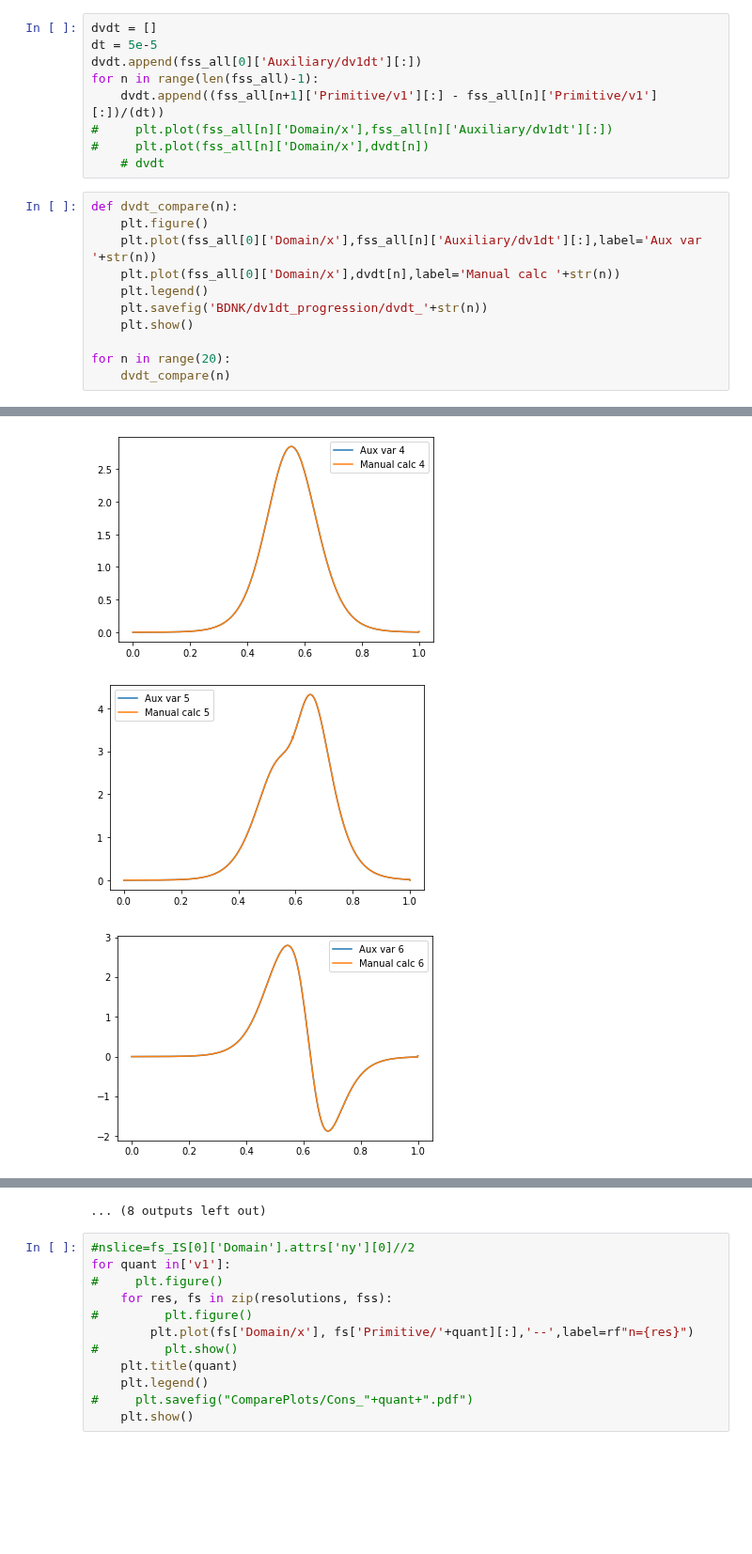
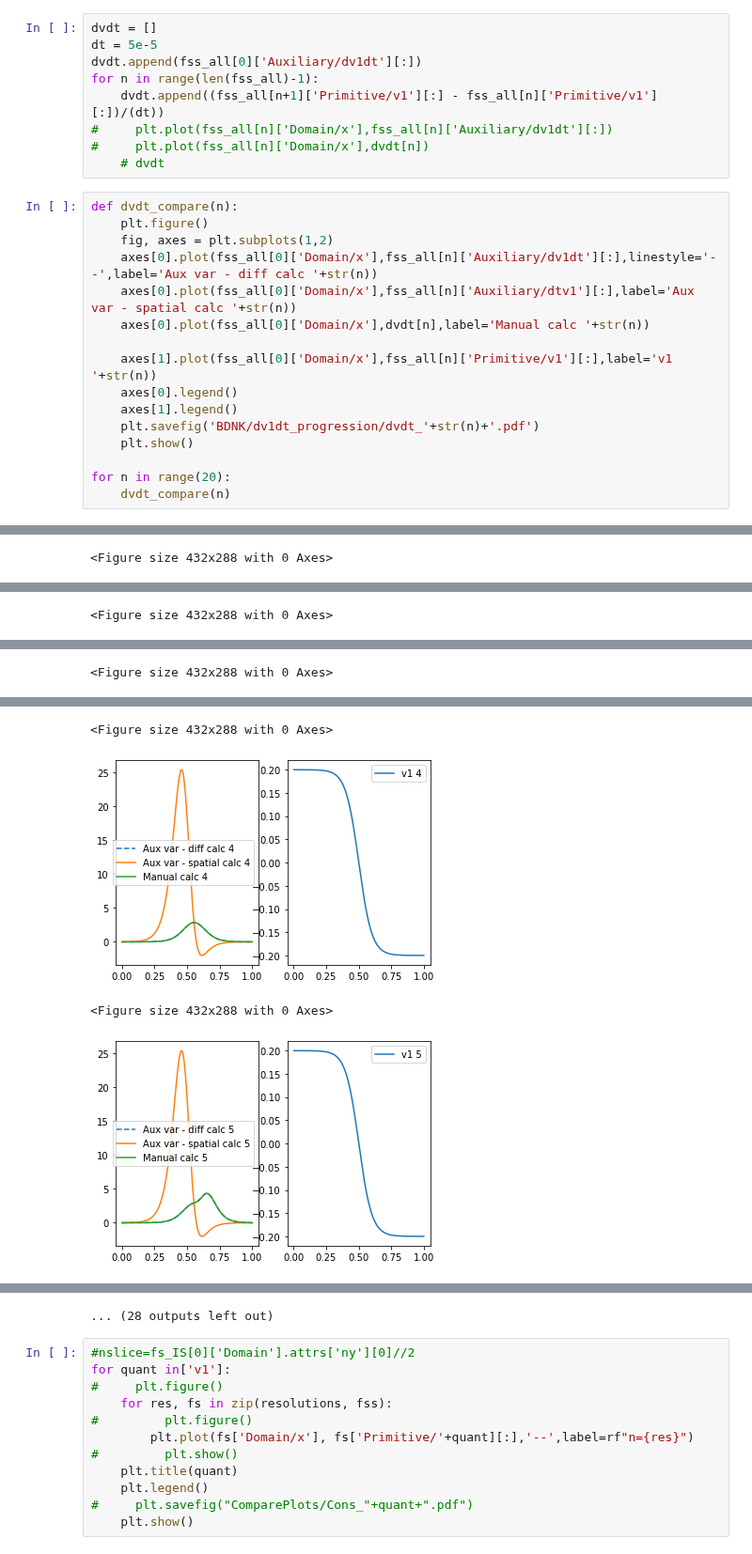
Before and after one commit to MarcusHatton/Plotting, a Jupyter notebook: IS_BDNK_Compare_StillShockID_testing.ipynb, the cells around one changed output, grey strips where cells are left out. Shown at 94% size. Saved outputs shown, nothing was run; the diff lists cells and outputs as text; blank space fills up the shorter version.

```diff
--- a/IS_BDNK_Compare_StillShockID_testing.ipynb
+++ b/IS_BDNK_Compare_StillShockID_testing.ipynb
@@ -50,10 +50,15 @@ for n in range(len(fss_all)-1):
 # %%
 def dvdt_compare(n):
     plt.figure()
-    plt.plot(fss_all[0]['Domain/x'],fss_all[n]['Auxiliary/dv1dt'][:],label='Aux var '+str(n))
-    plt.plot(fss_all[0]['Domain/x'],dvdt[n],label='Manual calc '+str(n))
-    plt.legend()
-    plt.savefig('BDNK/dv1dt_progression/dvdt_'+str(n))
+    fig, axes = plt.subplots(1,2)
+    axes[0].plot(fss_all[0]['Domain/x'],fss_all[n]['Auxiliary/dv1dt'][:],linestyle='--',label='Aux var - diff calc '+str(n))
+    axes[0].plot(fss_all[0]['Domain/x'],fss_all[n]['Auxiliary/dtv1'][:],label='Aux var - spatial calc '+str(n))
+    axes[0].plot(fss_all[0]['Domain/x'],dvdt[n],label='Manual calc '+str(n))
+
+    axes[1].plot(fss_all[0]['Domain/x'],fss_all[n]['Primitive/v1'][:],label='v1 '+str(n))
+    axes[0].legend()
+    axes[1].legend()
+    plt.savefig('BDNK/dv1dt_progression/dvdt_'+str(n)+'.pdf')
     plt.show()
 
 for n in range(20):
@@ -62,0 +69 @@ for n in range(20):
+<Figure size 432x288 with 0 Axes>
@@ -63,0 +71 @@ for n in range(20):
+<Figure size 432x288 with 0 Axes>
@@ -64,0 +73 @@ for n in range(20):
+<Figure size 432x288 with 0 Axes>
@@ -66,3 +75,4 @@ for n in range(20):
+<Figure size 432x288 with 0 Axes>
-[figure, old version]
+[figure, new version]
+<Figure size 432x288 with 0 Axes>
-[figure, old version]
+[figure, new version]
-[figure, removed]
@@ -74,4 +79,4 @@ for n in range(20):
-... (8 outputs left out)
+... (28 outputs left out)
 # %%
 #nslice=fs_IS[0]['Domain'].attrs['ny'][0]//2
 for quant in['v1']:
```
Also changed, not shown: parts of 2 cells of this notebook, 21 other files.
